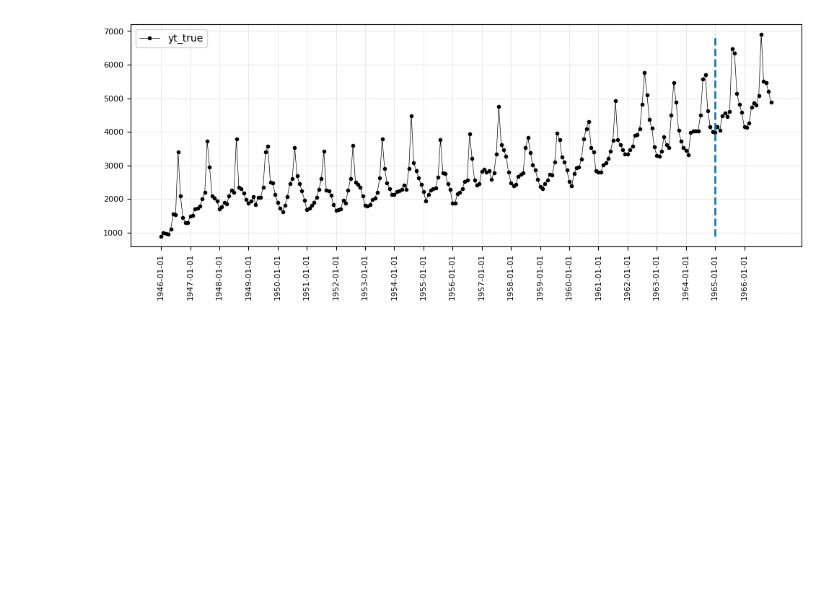
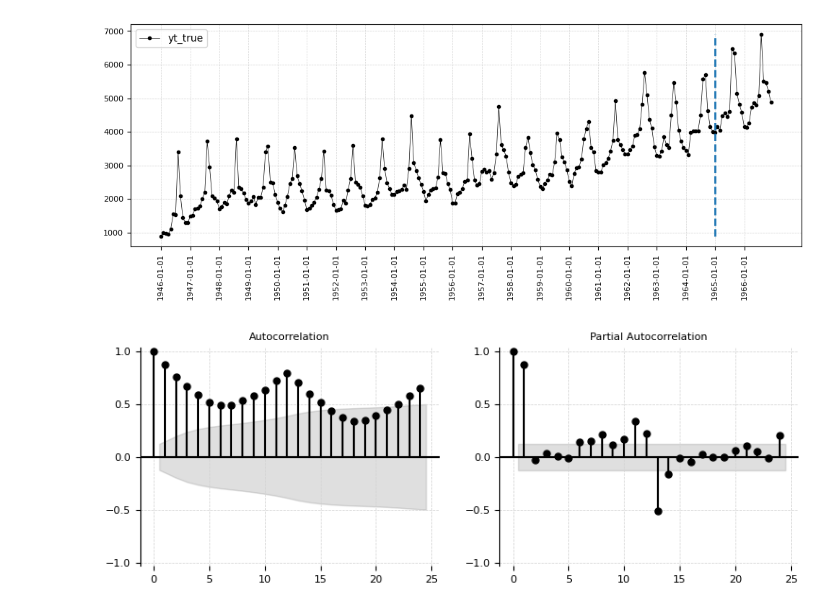
Before and after one commit to 2024-2-analitica-predictiva/2024-2-PRE-14-prediccion-de-series-de-tiempo-dcartagena2001, a Jupyter notebook: homework/notebook_1.ipynb, the cells around one changed output. Drawn from its saved outputs; the diff is of its cells as text; code cells hidden in the pictures; blank space fills up the shorter version.

Commit message:
adelanto hasta ACF y PACF

```diff
--- a/homework/notebook_1.ipynb
+++ b/homework/notebook_1.ipynb
@@ -39,3 +29,10 @@ display(df_orig.shape)
 functions.plot_time_series(df_orig)
 # %% [output]
 [figure]
+# %%
+#
+# Autocorrelograma simple
+#
+functions.acf_pacf_plots(df_orig.yt_true)
+# %% [output]
+[figure, added]
```
Also changed, not shown: parts of 2 cells of this notebook, 1 other file.
